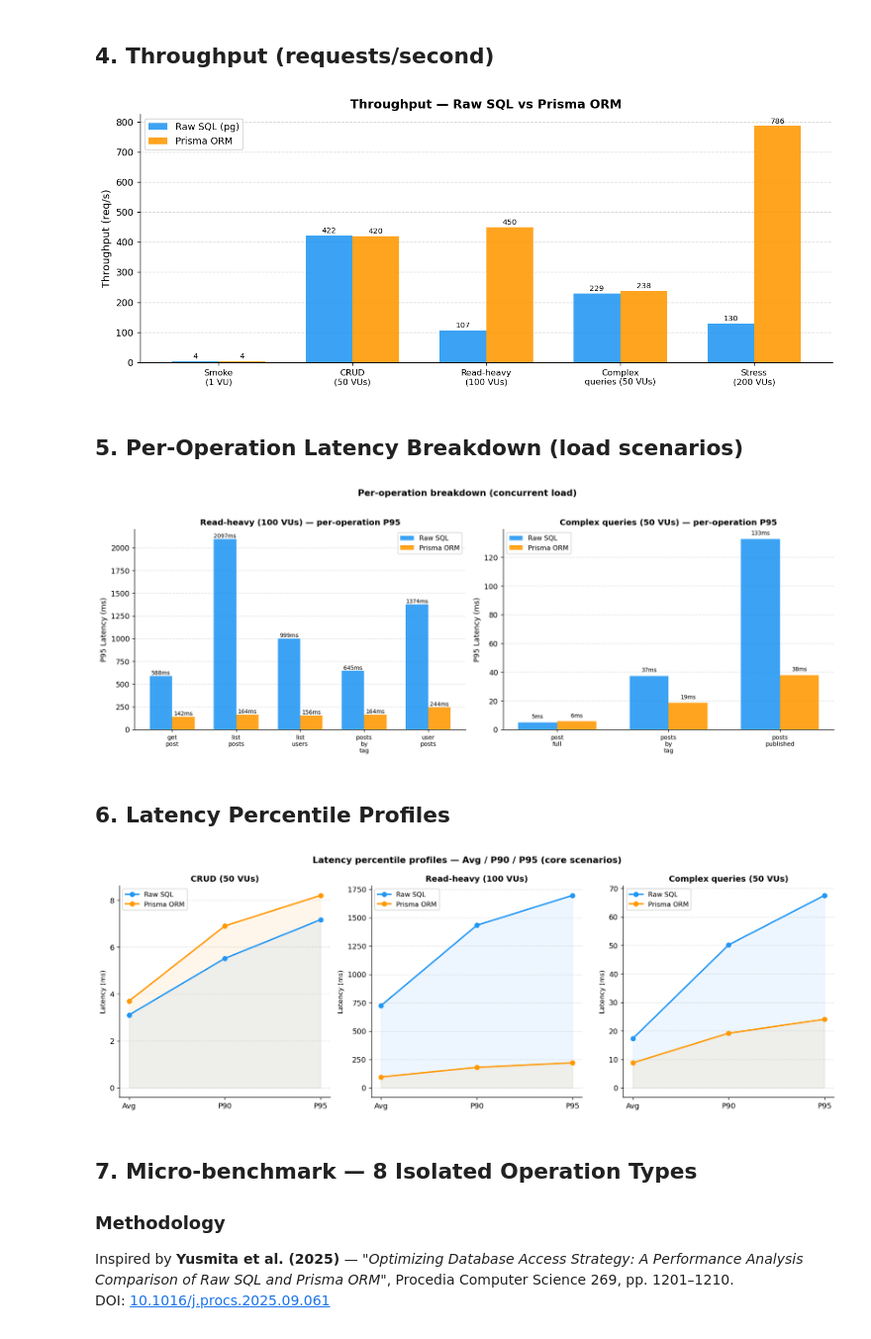
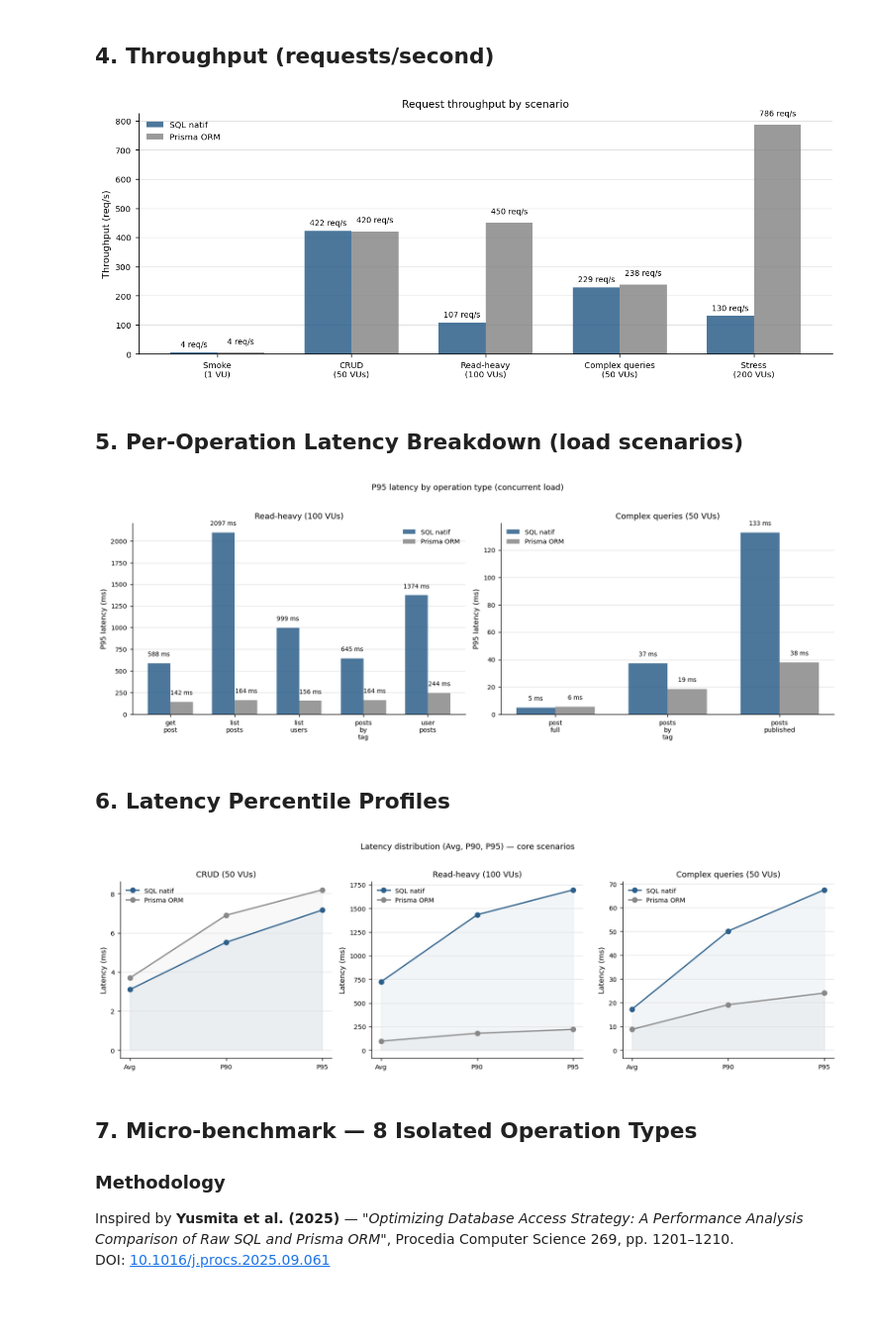
Before and after one commit to Nej-ma/orm-vs-sql-benchmark, a Jupyter notebook: analysis.ipynb, the cells around one changed output. Shown at 99% size. Drawn from its saved outputs; the diff is of its cells as text; code cells hidden in the pictures; blank space fills up the shorter version.

```diff
--- a/analysis.ipynb
+++ b/analysis.ipynb
@@ -164,29 +195,25 @@ plt.show()
 # %% [markdown]
 ## 4. Throughput (requests/second)
 # %%
-fig, ax = plt.subplots(figsize=(11, 4.5))
+fig, ax = plt.subplots(figsize=(10, 4))
 for i, impl in enumerate(["sql", "orm"]):
     sub  = df[df.impl == impl].set_index("scenario")
     vals = [sub.loc[s, "throughput"] if s in sub.index else 0 for s in scenarios]
-    bars = ax.bar(x + i*w - w/2, vals, width=w,
-                  label="Raw SQL (pg)" if impl == "sql" else "Prisma ORM",
-                  color=COLORS[impl], alpha=0.88, zorder=3)
-    for bar, v in zip(bars, vals):
-        if v > 0:
-            ax.text(bar.get_x() + bar.get_width()/2, bar.get_height() + 3,
-                    f"{v:.0f}", ha="center", va="bottom", fontsize=8)
+    bars = ax.bar(x + i*W - W/2, vals, width=W,
+                  label="SQL natif" if impl == "sql" else "Prisma ORM",
+                  color=COLORS[impl], alpha=BAR_ALPHA, zorder=3)
+    label_bars(ax, bars, fmt="{:.0f}", unit=" req/s")
 
 ax.set_xticks(x)
-ax.set_xticklabels([SCENARIO_LABELS[s] for s in scenarios], fontsize=9)
-ax.set_ylabel("Throughput (req/s)", fontsize=11)
-ax.set_title("Throughput — Raw SQL vs Prisma ORM", fontsize=13, fontweight="bold")
-ax.legend(fontsize=10)
-ax.yaxis.grid(True, linestyle="--", alpha=0.5, zorder=0)
+ax.set_xticklabels([SCENARIO_LABELS[s] for s in scenarios])
+ax.set_ylabel("Throughput (req/s)")
+ax.set_title("Request throughput by scenario")
+ax.legend()
 plt.tight_layout()
-plt.savefig(RUN_DIR / "chart_throughput.png", dpi=150)
+plt.savefig(RUN_DIR / "chart_throughput.png", dpi=150, bbox_inches="tight")
 plt.show()
 # %% [output]
-[figure, old version]
+[figure, new version]
 # %% [markdown]
 ## 5. Per-Operation Latency Breakdown (load scenarios)
 # %%
@@ -197,7 +224,7 @@ def extract_op_p95(metrics):
         if key.startswith("http_req_duration{op:")
     }
 
-fig, axes = plt.subplots(1, 2, figsize=(14, 5))
+fig, axes = plt.subplots(1, 2, figsize=(13, 4.5))
 for ax, scenario in zip(axes, ["03-read-heavy", "04-complex-queries"]):
     op_data = {}
     for impl in ["sql", "orm"]:
@@ -207,49 +234,45 @@ for ax, scenario in zip(axes, ["03-read-heavy", "04-complex-queries"]):
     xo = np.arange(len(all_ops))
     for i, impl in enumerate(["sql", "orm"]):
         vals = [op_data[impl].get(op, 0) for op in all_ops]
-        bars = ax.bar(xo + i*0.35 - 0.175, vals, width=0.35,
-                      label="Raw SQL" if impl == "sql" else "Prisma ORM",
-                      color=COLORS[impl], alpha=0.88, zorder=3)
-        for bar, v in zip(bars, vals):
-            if v > 0:
-                ax.text(bar.get_x() + bar.get_width()/2, bar.get_height() + 2,
-                        f"{v:.0f}ms", ha="center", va="bottom", fontsize=7.5)
+        bars = ax.bar(xo + i*W - W/2, vals, width=W,
+                      label="SQL natif" if impl == "sql" else "Prisma ORM",
+                      color=COLORS[impl], alpha=BAR_ALPHA, zorder=3)
+        label_bars(ax, bars, fmt="{:.0f}", unit=" ms")
     ax.set_xticks(xo)
-    ax.set_xticklabels([op.replace("_", "\n") for op in all_ops], fontsize=8)
-    ax.set_ylabel("P95 Latency (ms)", fontsize=10)
-    ax.set_title(f"{SCENARIO_LABELS[scenario].replace(chr(10), ' ')} — per-operation P95",
-                 fontsize=11, fontweight="bold")
-    ax.legend(fontsize=9)
-    ax.yaxis.grid(True, linestyle="--", alpha=0.4, zorder=0)
+    ax.set_xticklabels([op.replace("_", "\n") for op in all_ops])
+    ax.set_ylabel("P95 latency (ms)")
+    ax.set_title(SCENARIO_LABELS[scenario].replace("\n", " "))
+    ax.legend()
 
-plt.suptitle("Per-operation breakdown (concurrent load)", fontsize=12, fontweight="bold", y=1.02)
+plt.suptitle("P95 latency by operation type (concurrent load)", y=1.02, fontsize=10)
 plt.tight_layout()
 plt.savefig(RUN_DIR / "chart_per_op_breakdown.png", dpi=150, bbox_inches="tight")
 plt.show()
 # %% [output]
-[figure, old version]
+[figure, new version]
 # %% [markdown]
 ## 6. Latency Percentile Profiles
 # %%
 core = ["02-crud", "03-read-heavy", "04-complex-queries"]
-fig, axes = plt.subplots(1, 3, figsize=(14, 5))
+fig, axes = plt.subplots(1, 3, figsize=(13, 4))
 for ax, scenario in zip(axes, core):
     for impl in ["sql", "orm"]:
         row  = df[(df.scenario == scenario) & (df.impl == impl)].iloc[0]
         vals = [row[p] for p in ["avg_ms", "p90_ms", "p95_ms"]]
-        ax.plot(["Avg", "P90", "P95"], vals, marker="o", linewidth=2, color=COLORS[impl],
-                label="Raw SQL" if impl == "sql" else "Prisma ORM")
-        ax.fill_between(["Avg", "P90", "P95"], vals, alpha=0.08, color=COLORS[impl])
-    ax.set_title(SCENARIO_LABELS[scenario].replace("\n", " "), fontsize=11, fontweight="bold")
-    ax.set_ylabel("Latency (ms)", fontsize=9)
-    ax.yaxis.grid(True, linestyle="--", alpha=0.4)
-    ax.legend(fontsize=9)
-plt.suptitle("Latency percentile profiles — Avg / P90 / P95 (core scenarios)", fontsize=12, fontweight="bold")
+        lbl  = "SQL natif" if impl == "sql" else "Prisma ORM"
+        ax.plot(["Avg", "P90", "P95"], vals, marker="o", linewidth=1.6,
+                color=COLORS[impl], label=lbl)
+        ax.fill_between(["Avg", "P90", "P95"], vals, alpha=0.06, color=COLORS[impl])
+    ax.set_title(SCENARIO_LABELS[scenario].replace("\n", " "))
+    ax.set_ylabel("Latency (ms)")
+    ax.legend()
+
+plt.suptitle("Latency distribution (Avg, P90, P95) — core scenarios", y=1.02, fontsize=10)
 plt.tight_layout()
-plt.savefig(RUN_DIR / "chart_percentile_profiles.png", dpi=150)
+plt.savefig(RUN_DIR / "chart_percentile_profiles.png", dpi=150, bbox_inches="tight")
 plt.show()
 # %% [output]
-[figure, old version]
+[figure, new version]
 # %% [markdown]
 ## 7. Micro-benchmark — 8 Isolated Operation Types
 
```
Also changed, not shown: parts of 8 cells of this notebook, 11 other files.
